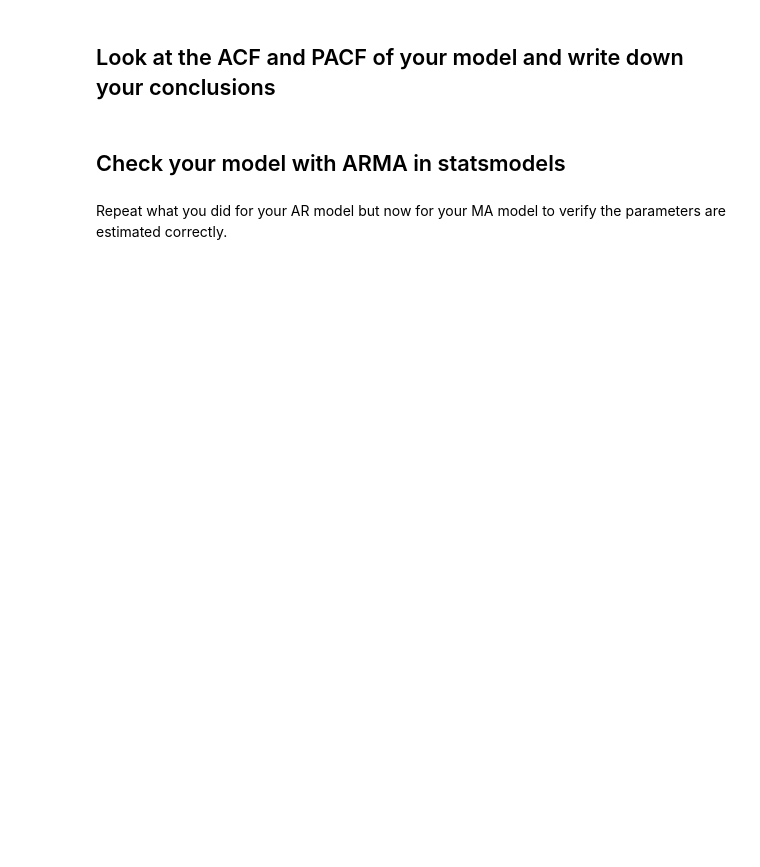
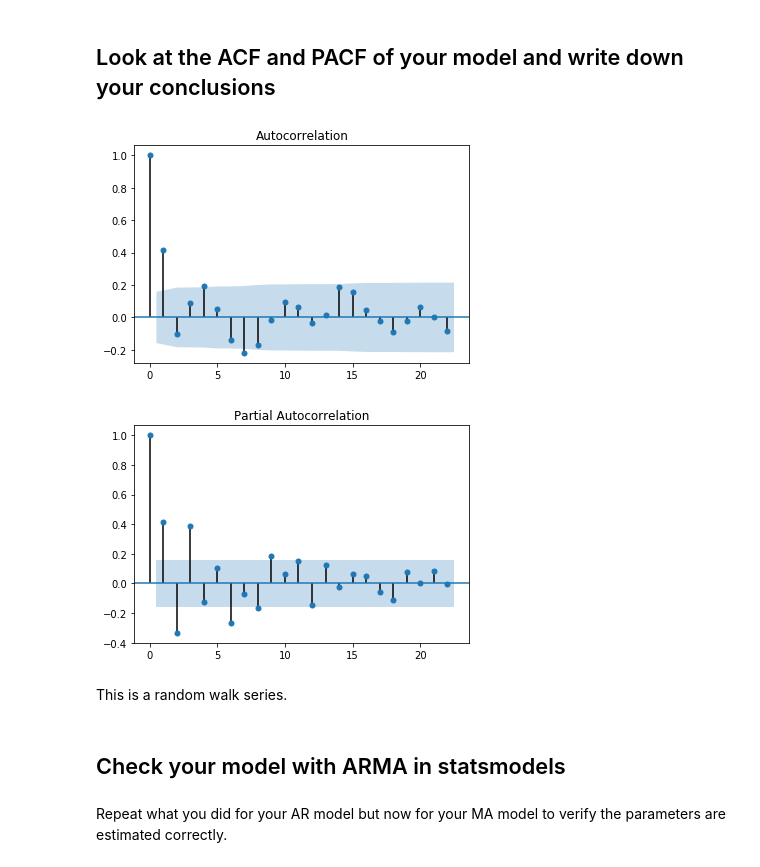
Before and after one commit to eannefawcett/dsc-arma-models-lab-online-ds-pt-081219, a Jupyter notebook: index.ipynb, the cells around one changed output. Drawn from its saved outputs; the diff is of its cells as text; code cells hidden in the pictures; blank space fills up the shorter version.

```diff
--- a/index.ipynb
+++ b/index.ipynb
@@ -146,6 +180,13 @@ np.random.seed(1234)
 ## Look at the ACF and PACF of your model and write down your conclusions
 # %%
 # plots here
+plot_acf(data);
+plot_pacf(data);
+# %% [output]
+[figure, added]
+[figure, added]
+# %% [markdown]
+This is a random walk series.
 # %% [markdown]
 ## Check your model with ARMA in statsmodels
 # %% [markdown]
```
Also changed, not shown: parts of 13 cells of this notebook.
